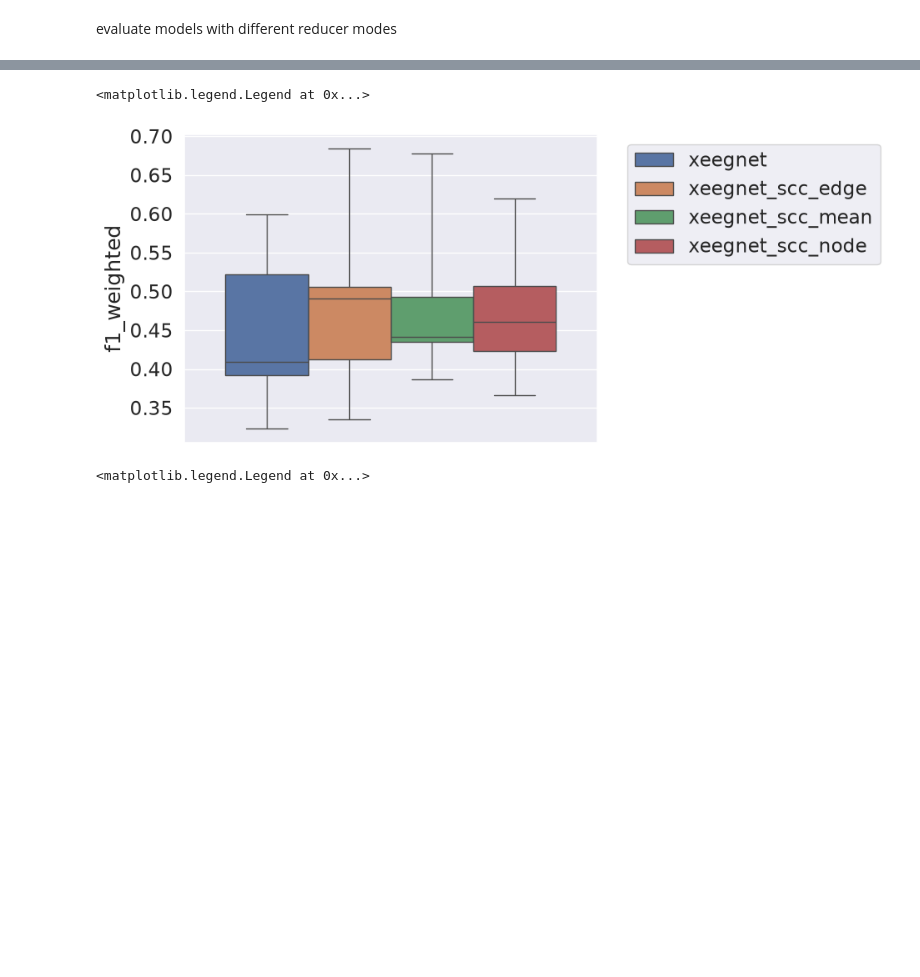
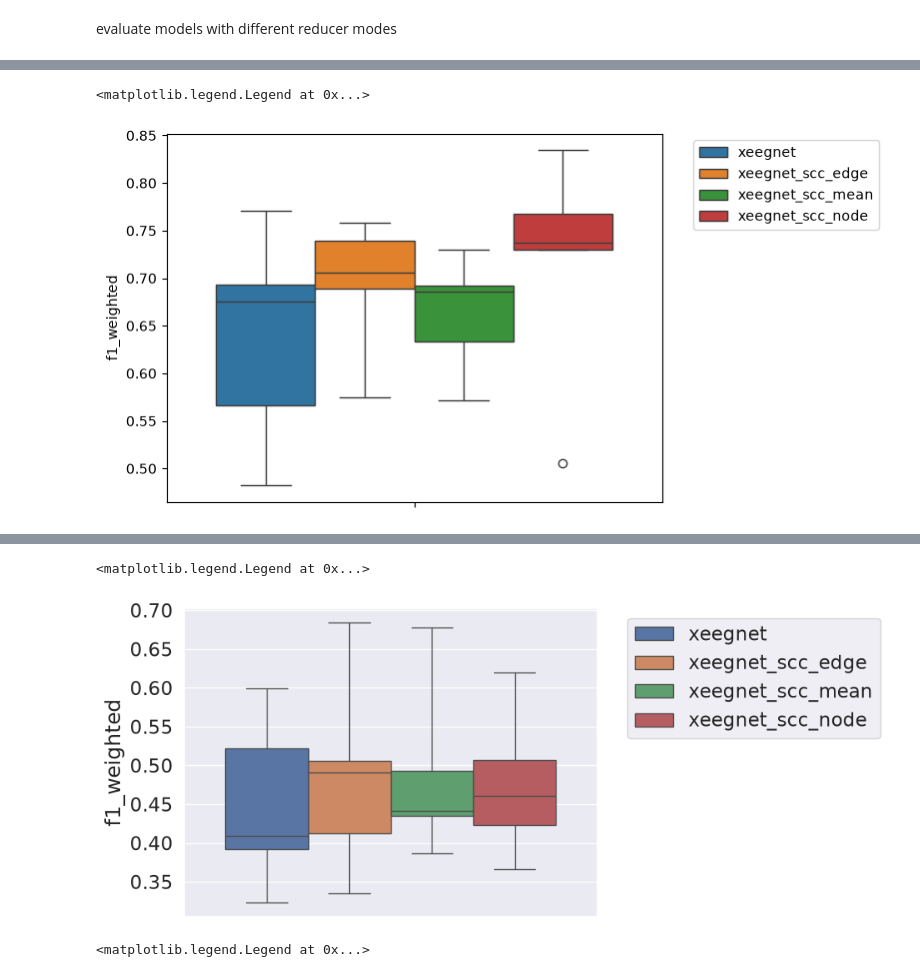
Before and after one commit to hereditary-eu/EEGlass, a Jupyter notebook: backend/experiments_xeegnet/adapt_selfeeg.ipynb, the cells around one changed output, grey strips where cells are left out. Saved outputs shown, nothing was run; the diff lists cells and outputs as text; code cells hidden in the pictures; blank space fills up the shorter version.

```diff
--- a/backend/experiments_xeegnet/adapt_selfeeg.ipynb
+++ b/backend/experiments_xeegnet/adapt_selfeeg.ipynb
@@ -512,15 +614,16 @@ Loaded x (17419, 19, 500), scc (17419, 7, 171), y (17419,)
 # %%
-
 n_max = None
 max_epochs = 100
 
 do_evaluate = True
-save_model_flag = False
+save_model_flag = True
 
 scc_params = SCCParams.default(sfreq=srate, sample_length=sample_length)
 parameters = PARAMETERS_DEFAULT
 training_parameters = TRAINING_PARAMETERS_DEFAULT
 validation_loss_args = []
+
+task = "three_class"
 # %%
 if False:
 
@@ -582,6 +693,6 @@ def evaluate_saved_model(model_path, model_kind, reducer_mode_scc="mean", model_
     )
 # %%
-if True:
+if False:
     model_versions = [200, 201, 202, 203, 204]
     model_versions = [200]
     # model_versions = [200, 201]
@@ -600,10 +711,14 @@ if True:
     for model_version in model_versions:
         for model_kind in model_kinds:
             model_prefix = MODEL_PREFIXES_BIB[model_kind]
+
+            model_name = generate_model_name(model_kind, model_version, n_max=None, reducer_mode_scc="mean")
+            model_path = generate_model_path(PRETRAINED_MODEL_DIR, task, model_name)
+
             saved_model_runs.append(
                 {
                     "model_kind": model_kind,
-                    "model_path": PRETRAINED_MODEL_DIR / f"{model_prefix}_v{model_version}.pt",
+                    "model_path": model_path,
                     # "model_path": PRETRAINED_MODEL_DIR / "pretrained_models_local_backup"  /  f"{model_prefix}_v{model_version}.pt",
                 }
             )
@@ -639,4 +742,11 @@ Name: accuracy, dtype: float64
 # %% [markdown]
 ### reducer mode node
+# %%
+possible_tasks = ["cn_ad", "cn_ftd", "cn_disease", "three_class"]
+
+task = "cn_disease"  # Alzheimer's disease vs. control
+nb_classes = 3 if task == "three_class" else 2
+
+data_x_y_scc_id_new = adapt_data_for_task(data_x_y_scc_id, task)
 # %%
 debug = False
@@ -804,0 +1004,21 @@ Name: f1_macro, dtype: float64
+# %%
+saved_model_results_df["model_kind_reducer"] = saved_model_results_df.apply(
+    lambda row: f"{row['model_kind']}_{row['reducer_mode_scc']}" if row['model_kind'] == 'xeegnet_scc' else row['model_kind'],
+    axis=1
+)
+
+# create a boxplot of the f1_weighted scores for each model_kind and reducer_mode_scc, for the test datasplit
+import seaborn as sns
+
+sns.boxplot(
+    data=saved_model_results_df[saved_model_results_df["datasplit"] == "test"],
+    # y="f1_macro",
+    # y="f1_macro",
+    y="f1_weighted",
+    hue="model_kind_reducer",
+    whis=4.0,  # default is 1.5; higher = wider whiskers = fewer outlier points
+)
+plt.legend(bbox_to_anchor=(1.05, 1), loc='upper left')
+# %% [output]
+<matplotlib.legend.Legend at 0x...>
+[figure, added]
```
Also changed, not shown: parts of 30 cells of this notebook, 21 other files.
